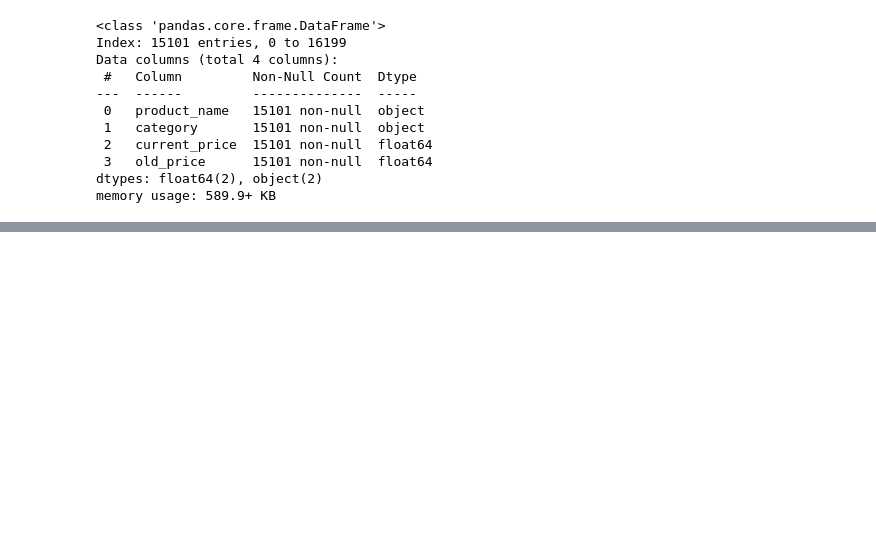
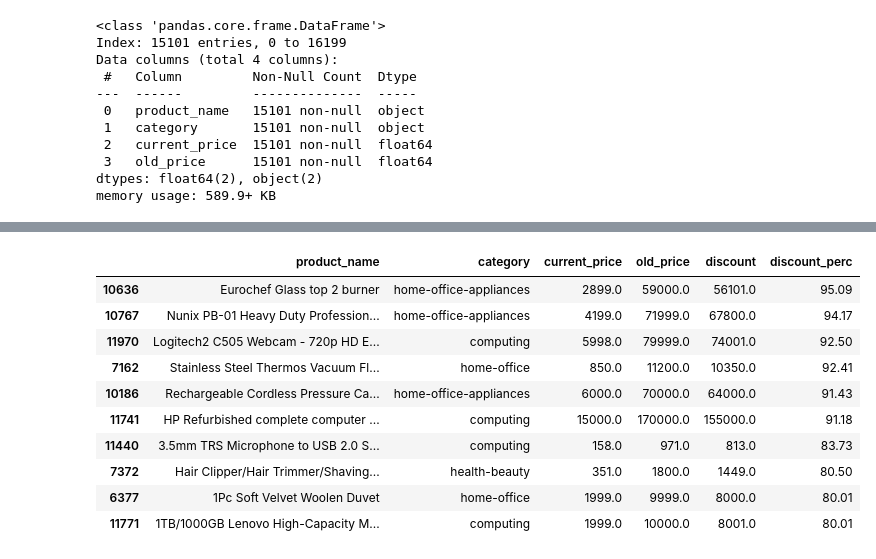
Before and after one commit to mut-rogers/lux_bootcamp, a Jupyter notebook: Final Capstone Project 1/project.ipynb, the cells around one changed output, grey strips where cells are left out. Cells and saved outputs as stored; diff of their text form; code cells hidden in the pictures; blank space fills up the shorter version.

```diff
--- a/Final Capstone Project 1/project.ipynb
+++ b/Final Capstone Project 1/project.ipynb
@@ -291,0 +308,10 @@ memory usage: 589.9+ KB
+# %%
+# Calculating discounts
+
+# What you save
+products_dataset["discount"] = products_dataset.old_price - products_dataset.current_price
+
+# Percentage Discount
+products_dataset["discount_perc"] = (products_dataset.discount / products_dataset.old_price * 100).round(2)
+
+products_dataset.head()
@@ -291,0 +325,16 @@ memory usage: 589.9+ KB
+# %%
+# Top 10 products iwth the highest discounts
+
+products_dataset.sort_values(by="discount_perc", ascending=False).head(10)
+# %% [output]
+|  | product_name | category | current_price | old_price | discount | discount_perc |
+| 10636 | Eurochef Glass top 2 burner | home-office-appliances | 2899.0 | 59000.0 | 56101.0 | 95.09 |
+| 10767 | Nunix PB-01 Heavy Duty Profession... | home-office-appliances | 4199.0 | 71999.0 | 67800.0 | 94.17 |
+| 11970 | Logitech2 C505 Webcam - 720p HD E... | computing | 5998.0 | 79999.0 | 74001.0 | 92.50 |
+| 7162 | Stainless Steel Thermos Vacuum Fl... | home-office | 850.0 | 11200.0 | 10350.0 | 92.41 |
+| 10186 | Rechargeable Cordless Pressure Ca... | home-office-appliances | 6000.0 | 70000.0 | 64000.0 | 91.43 |
+| 11741 | HP Refurbished complete computer ... | computing | 15000.0 | 170000.0 | 155000.0 | 91.18 |
+| 11440 | 3.5mm TRS Microphone to USB 2.0 S... | computing | 158.0 | 971.0 | 813.0 | 83.73 |
+| 7372 | Hair Clipper/Hair Trimmer/Shaving... | health-beauty | 351.0 | 1800.0 | 1449.0 | 80.50 |
+| 6377 | 1Pc Soft Velvet Woolen Duvet | home-office | 1999.0 | 9999.0 | 8000.0 | 80.01 |
+| 11771 | 1TB/1000GB Lenovo High-Capacity M... | computing | 1999.0 | 10000.0 | 8001.0 | 80.01 |
```
Also changed, not shown: parts of 6 cells of this notebook.
